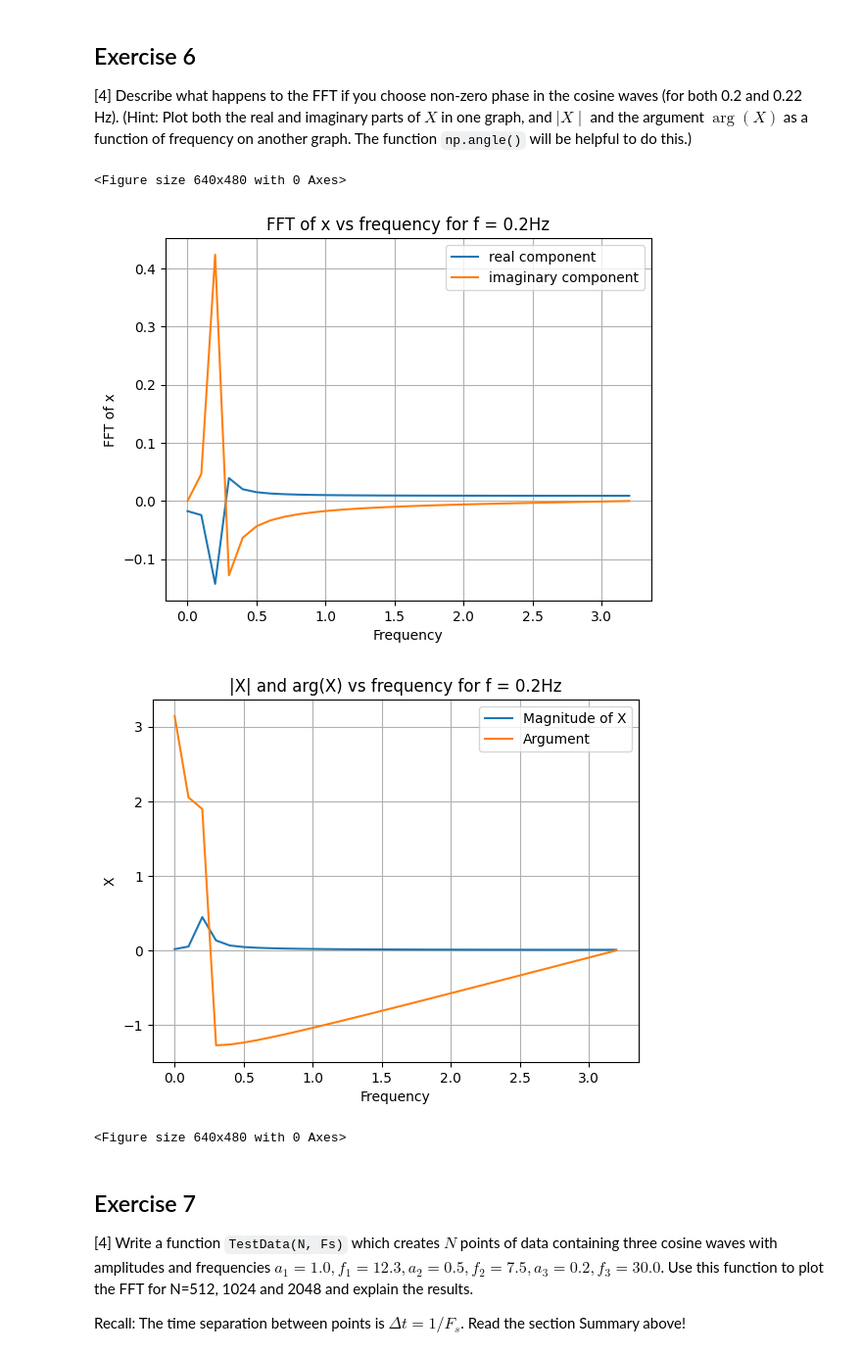
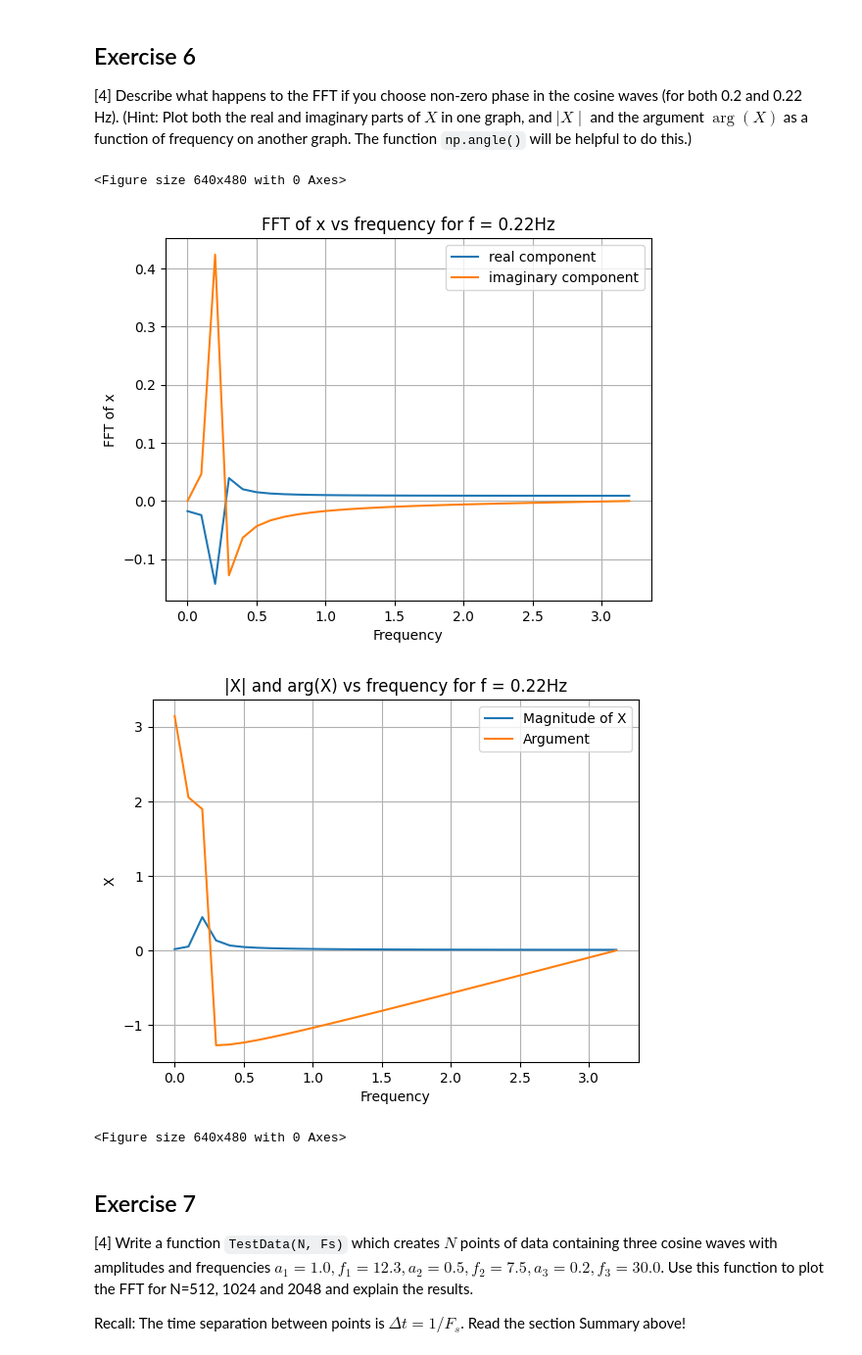
Before and after one commit to PX2145-2025/week-10-b-Luscombe-Charlie, a Jupyter notebook: FFT.ipynb, the cells around one changed output. Shown: that part at 98% size. Drawn from its saved outputs; the diff is of its cells as text; code cells hidden in the pictures.

```diff
--- a/FFT.ipynb
+++ b/FFT.ipynb
@@ -445,33 +427,33 @@ plt.grid()
 # %%
 # For 0.2 Hz:
 N = 64
 tau = 10.0
 t = np.linspace(0, tau, N, endpoint=False)
 f = 0.22
 phase = np.pi/2.5
 x = np.cos(2*np.pi*f*t+phase)
 Fs = N/tau
 frq, X = Spectrum1(x, Fs)
 plt.plot(frq, X.real, label = "real component")
 plt.plot(frq, X.imag, label = "imaginary component")
-plt.title('FFT of x vs frequency for f = 0.2Hz')
+plt.title('FFT of x vs frequency for f = 0.22Hz')
 plt.xlabel('Frequency')
 plt.ylabel('FFT of x')
 plt.legend()
 plt.grid()
 plt.figure()
 plt.plot(frq, np.abs(X), label = "Magnitude of X")
 plt.plot(frq, np.angle(X), label = "Argument")
-plt.title('|X| and arg(X) vs frequency for f = 0.2Hz')
+plt.title('|X| and arg(X) vs frequency for f = 0.22Hz')
 plt.xlabel('Frequency')
 plt.ylabel('X')
 plt.legend()
 plt.grid()
 plt.figure()
 # %% [output]
 <Figure size 640x480 with 0 Axes>
-[figure, old version]
+[figure, new version]
-[figure, old version]
+[figure, new version]
 <Figure size 640x480 with 0 Axes>
 # %% [markdown]
 ## Exercise 7
```
Also changed, not shown: parts of 1 cell of this notebook.
